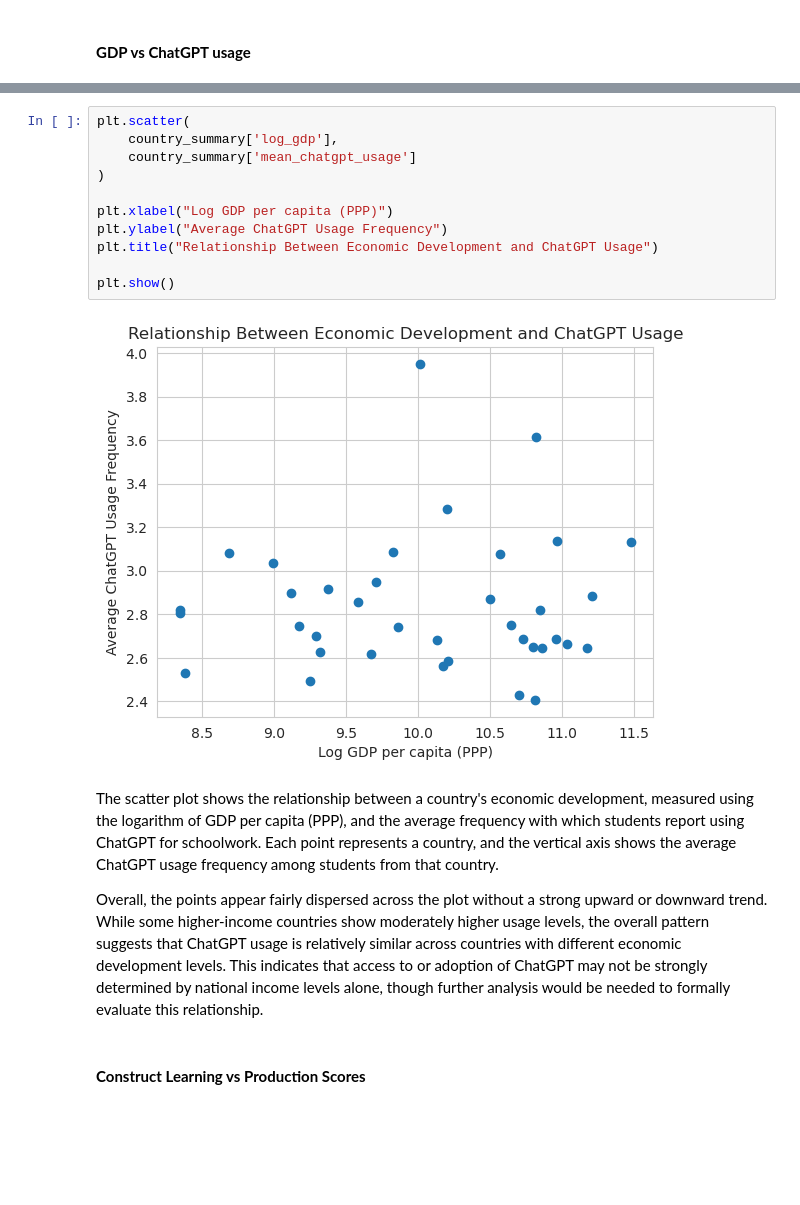
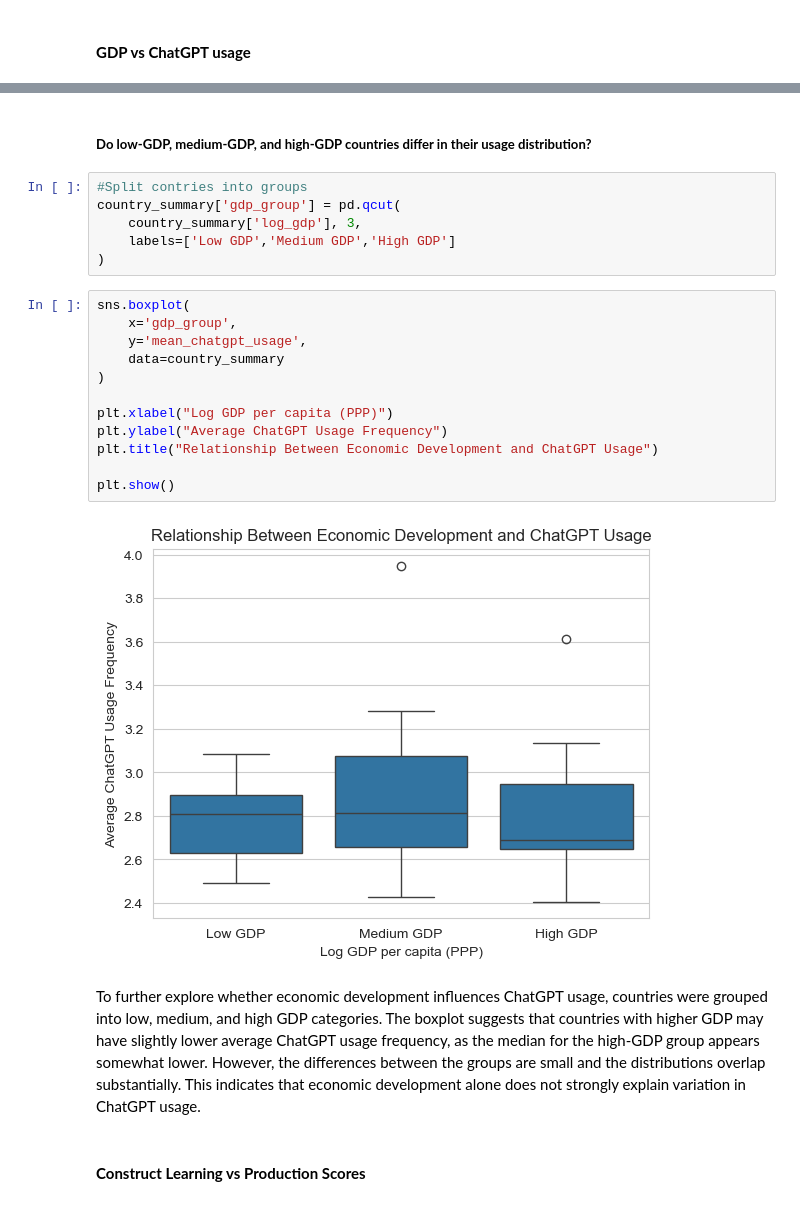
Before and after one commit to COGS108/Group123_WI26, a Jupyter notebook: 03-FinalProject.ipynb, the cells around one changed output, grey strips where cells are left out. Drawn from its saved outputs; the diff is of its cells as text; blank space fills up the shorter version.

```diff
--- a/03-FinalProject.ipynb
+++ b/03-FinalProject.ipynb
@@ -1337,20 +1378,27 @@ The distribution of the logarithm of GDP per capita (PPP) is more balanced compa
+# %% [markdown]
+##### **Do low-GDP, medium-GDP, and high-GDP countries differ in their usage distribution?**
+# %%
+#Split contries into groups
+country_summary['gdp_group'] = pd.qcut(
+    country_summary['log_gdp'], 3,
+    labels=['Low GDP','Medium GDP','High GDP']
+)
 # %%
-plt.scatter(
-    country_summary['log_gdp'],
-    country_summary['mean_chatgpt_usage']
+sns.boxplot(
+    x='gdp_group',
+    y='mean_chatgpt_usage',
+    data=country_summary
 )
 
 plt.xlabel("Log GDP per capita (PPP)")
 plt.ylabel("Average ChatGPT Usage Frequency")
 plt.title("Relationship Between Economic Development and ChatGPT Usage")
 
 plt.show()
 # %% [output]
-[figure, old version]
+[figure, new version]
-# %% [markdown]
-The scatter plot shows the relationship between a country's economic development, measured using the logarithm of GDP per capita (PPP), and the average frequency with which students report using ChatGPT for schoolwork. Each point represents a country, and the vertical axis shows the average ChatGPT usage frequency among students from that country.
-
-Overall, the points appear fairly dispersed across the plot without a strong upward or downward trend. While some higher-income countries show moderately higher usage levels, the overall pattern suggests that ChatGPT usage is relatively similar across countries with different economic development levels. This indicates that access to or adoption of ChatGPT may not be strongly determined by national income levels alone, though further analysis would be needed to formally evaluate this relationship.
+# %% [markdown]
+To further explore whether economic development influences ChatGPT usage, countries were grouped into low, medium, and high GDP categories. The boxplot suggests that countries with higher GDP may have slightly lower average ChatGPT usage frequency, as the median for the high-GDP group appears somewhat lower. However, the differences between the groups are small and the distributions overlap substantially. This indicates that economic development alone does not strongly explain variation in ChatGPT usage.
 # %% [markdown]
 #### **Construct Learning vs Production Scores**
 # %% [markdown]
```
Also changed, not shown: parts of 36 cells of this notebook.
